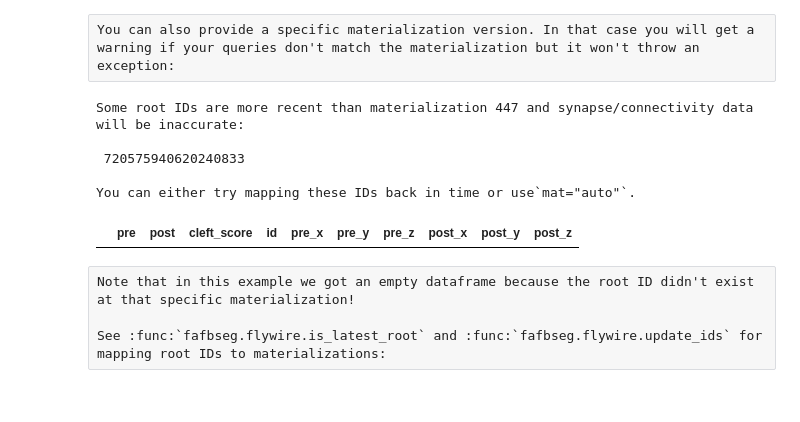
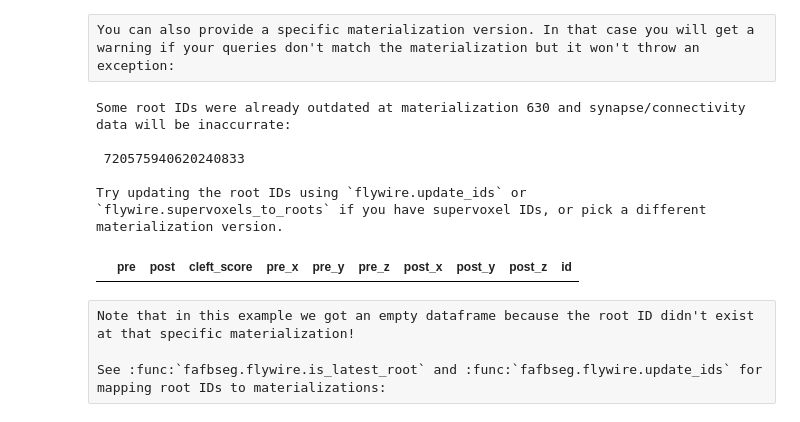
Before and after one commit to navis-org/fafbseg-py, a Jupyter notebook: docs/source/tutorials/flywire_connectivity.ipynb, the cells around one changed output. Saved outputs shown, nothing was run; the diff lists cells and outputs as text; code cells hidden in the pictures.

```diff
--- a/docs/source/tutorials/flywire_connectivity.ipynb
+++ b/docs/source/tutorials/flywire_connectivity.ipynb
@@ -89,15 +85,15 @@ ValueError: Given root IDs could not be mapped to a common materialization versi
 # %% [raw]
 You can also provide a specific materialization version. In that case you will get a warning if your queries don't match the materialization but it won't throw an exception:
 # %%
-syn = flywire.fetch_synapses(720575940620240833, mat=447)
+syn = flywire.fetch_synapses(720575940620240833, mat=630)
 syn.head()
 # %% [output]
-Some root IDs are more recent than materialization 447 and synapse/connectivity data will be inaccurate:
+Some root IDs were already outdated at materialization 630 and synapse/connectivity data will be inaccurrate:
 
  720575940620240833
 
-You can either try mapping these IDs back in time or use`mat="auto"`.
+Try updating the root IDs using `flywire.update_ids` or `flywire.supervoxels_to_roots` if you have supervoxel IDs, or pick a different materialization version.
-|  | pre | post | cleft_score | id | pre_x | pre_y | pre_z | post_x | post_y | post_z |
+|  | pre | post | cleft_score | pre_x | pre_y | pre_z | post_x | post_y | post_z | id |
 # %% [raw]
 Note that in this example we got an empty dataframe because the root ID didn't exist at that specific materialization!
 
```
Also changed, not shown: parts of 22 cells of this notebook, 2 other files.
